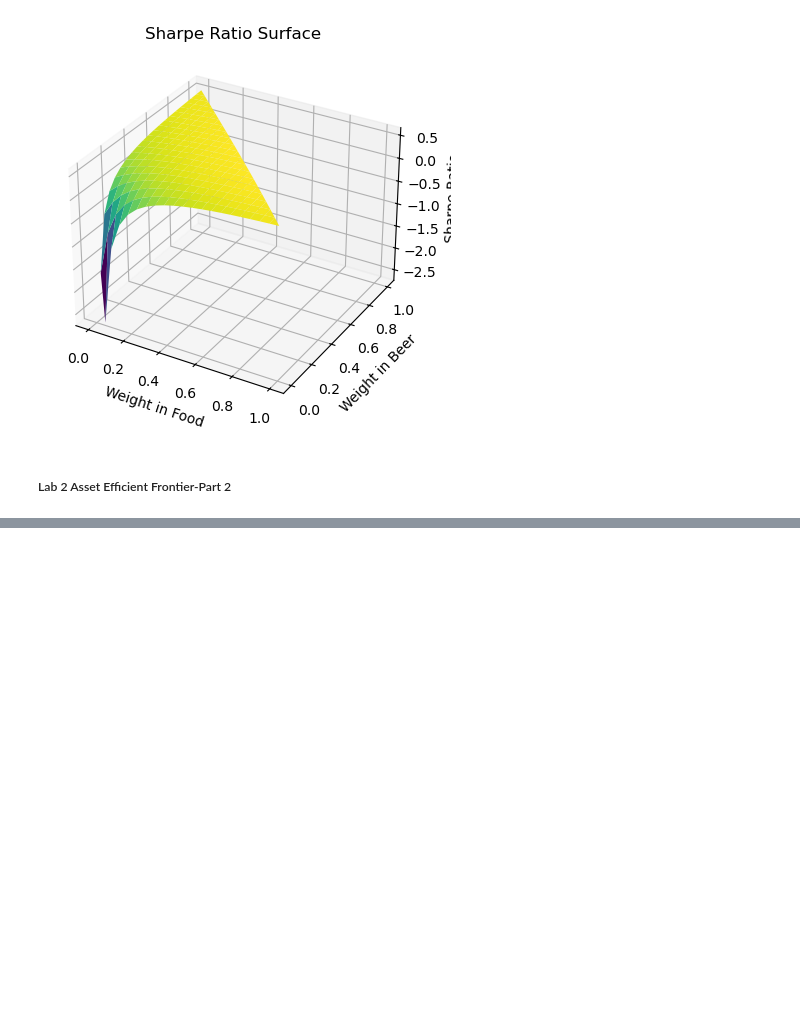
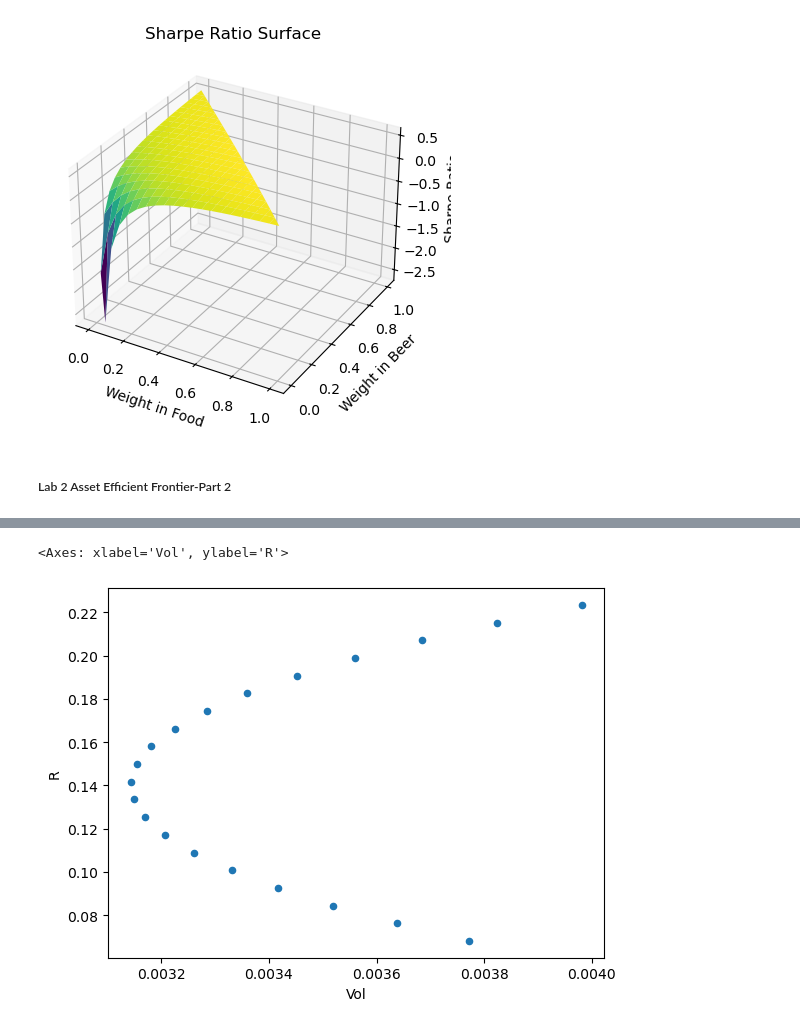
Before and after one commit to fran-salas/portfolio_analyst, a Jupyter notebook: EDHEC/01-M2-PortOptim.ipynb, the cells around one changed output, grey strips where cells are left out. Drawn from its saved outputs; the diff is of its cells as text; code cells hidden in the pictures; blank space fills up the shorter version.

Commit message:
Lab 2 efficient frontier part 2

```diff
--- a/EDHEC/01-M2-PortOptim.ipynb
+++ b/EDHEC/01-M2-PortOptim.ipynb
@@ -233,0 +222,4 @@ plt.show()
+# %%
+ind = erk.get_ind_returns()
+er = erk.annualize_rets(ind["1996":"2000"],12)
+cov = ind["1996":"2000"].cov()
@@ -233,0 +268,5 @@ plt.show()
+# %%
+l = ["Games","Fin"]
+# %%
+n_points = 20 #number of points I will generate
+weights = [np.array([w,1-w]) for w in np.linspace(0,1,n_points)]
@@ -233,0 +296,12 @@ plt.show()
+# %%
+#all points of efficient frontier
+rets = [erk.portfolio_return(w,er[l]) for w in weights]
+vol = [erk.portfolio_vol(w,cov.loc[l,l]) for w in weights]
+
+#pack them together
+ef = pd.DataFrame({"R":rets,"Vol":vol})
+# %%
+ef.plot.scatter(x="Vol",y="R")
+# %% [output]
+<Axes: xlabel='Vol', ylabel='R'>
+[figure, added]
```
Also changed, not shown: parts of 11 cells of this notebook, 1 other file.
